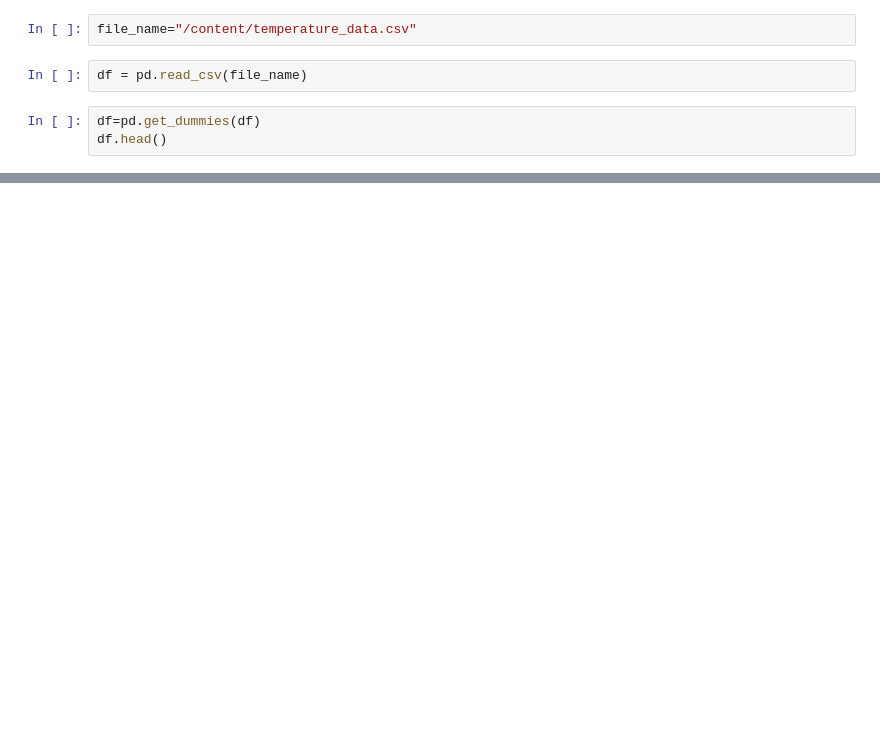
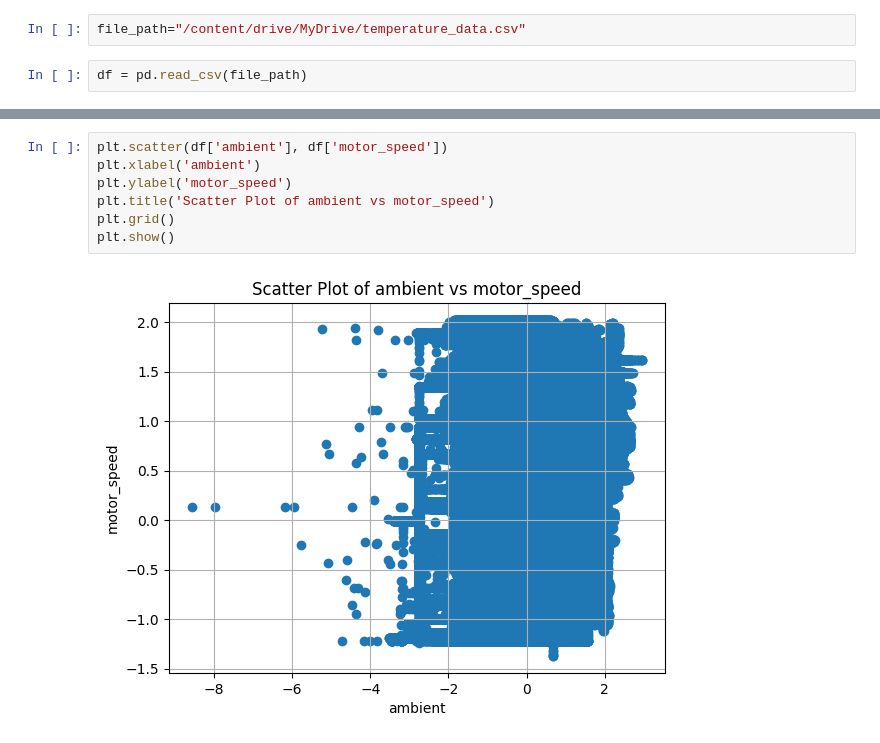
Before and after one commit to Santhoshreddy-aiml/2311CS020570-Excelr-, a Jupyter notebook: Electric_motor_prediction_.ipynb, the cells around one changed output, grey strips where cells are left out. Cells and saved outputs as stored; diff of their text form; blank space fills up the shorter version.

```diff
--- a/Electric_motor_prediction_.ipynb
+++ b/Electric_motor_prediction_.ipynb
@@ -15,7 +21,4 @@ Mounted at /content/drive
 # %%
-file_name="/content/temperature_data.csv"
+file_path="/content/drive/MyDrive/temperature_data.csv"
 # %%
-df = pd.read_csv(file_name)
+df = pd.read_csv(file_path)
-# %%
-df=pd.get_dummies(df)
-df.head()
@@ -51,0 +65,9 @@ memory usage: 67.1 MB
+# %%
+plt.scatter(df['ambient'], df['motor_speed'])
+plt.xlabel('ambient')
+plt.ylabel('motor_speed')
+plt.title('Scatter Plot of ambient vs motor_speed')
+plt.grid()
+plt.show()
+# %% [output]
+[figure, added]
```
Also changed, not shown: parts of 13 cells of this notebook.
